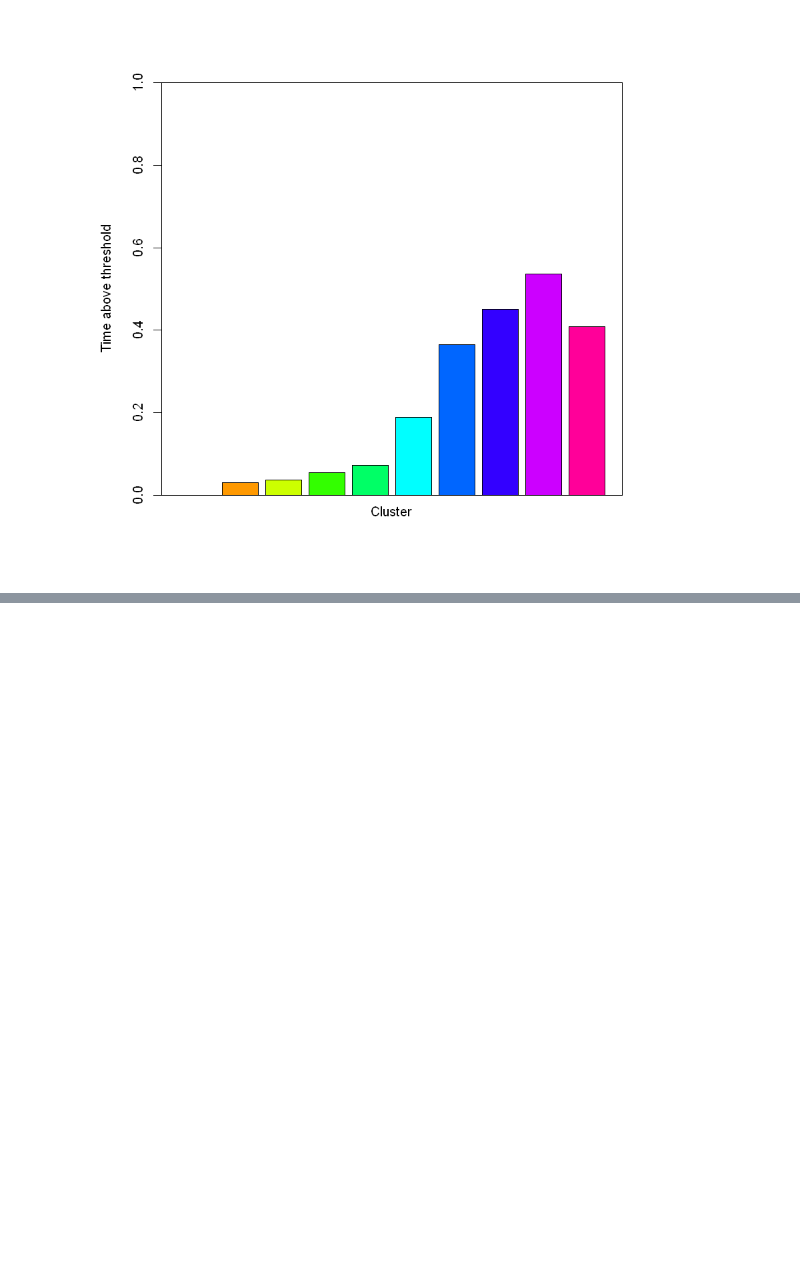
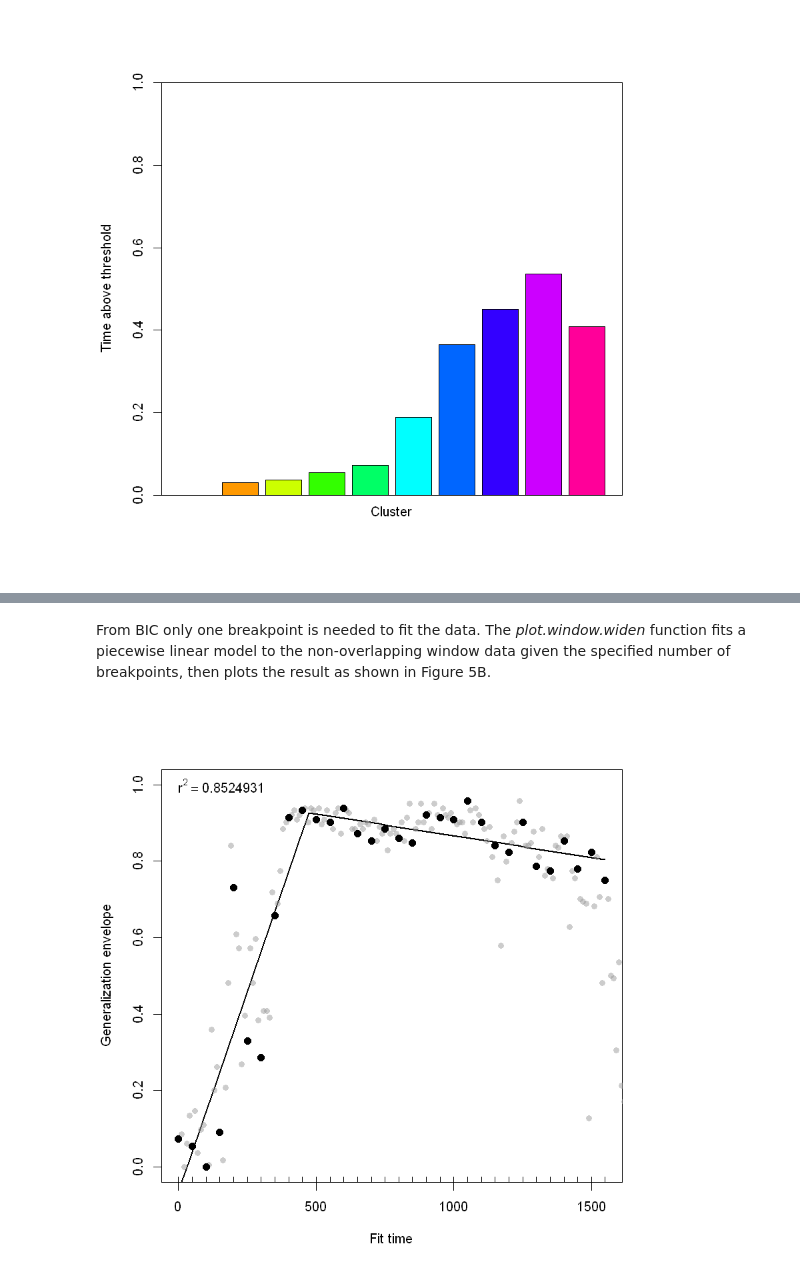
Before and after one commit to ttrogers/DecodingDynamic, a Jupyter notebook: ECoG/ECoG decoding analysis.ipynb, the cells around one changed output, grey strips where cells are left out. Cells and saved outputs as stored; diff of their text form; code cells hidden in the pictures; blank space fills up the shorter version.

```diff
--- a/ECoG/ECoG decoding analysis.ipynb
+++ b/ECoG/ECoG decoding analysis.ipynb
@@ -78,0 +159,6 @@ plot.cbars(accmean)
+# %% [markdown]
+From BIC only one breakpoint is needed to fit the data. The _plot.window.widen_ function fits a piecewise linear model to the non-overlapping window data given the specified number of breakpoints, then plots the result as shown in Figure 5B.
+# %%
+plot.window.widen(tmp = pval.meanacc, thresh = 0.01, nbp = 1, rflag = T)
+# %% [output]
+[figure, added]
```
Also changed, not shown: parts of 29 cells of this notebook, 4 other files.
